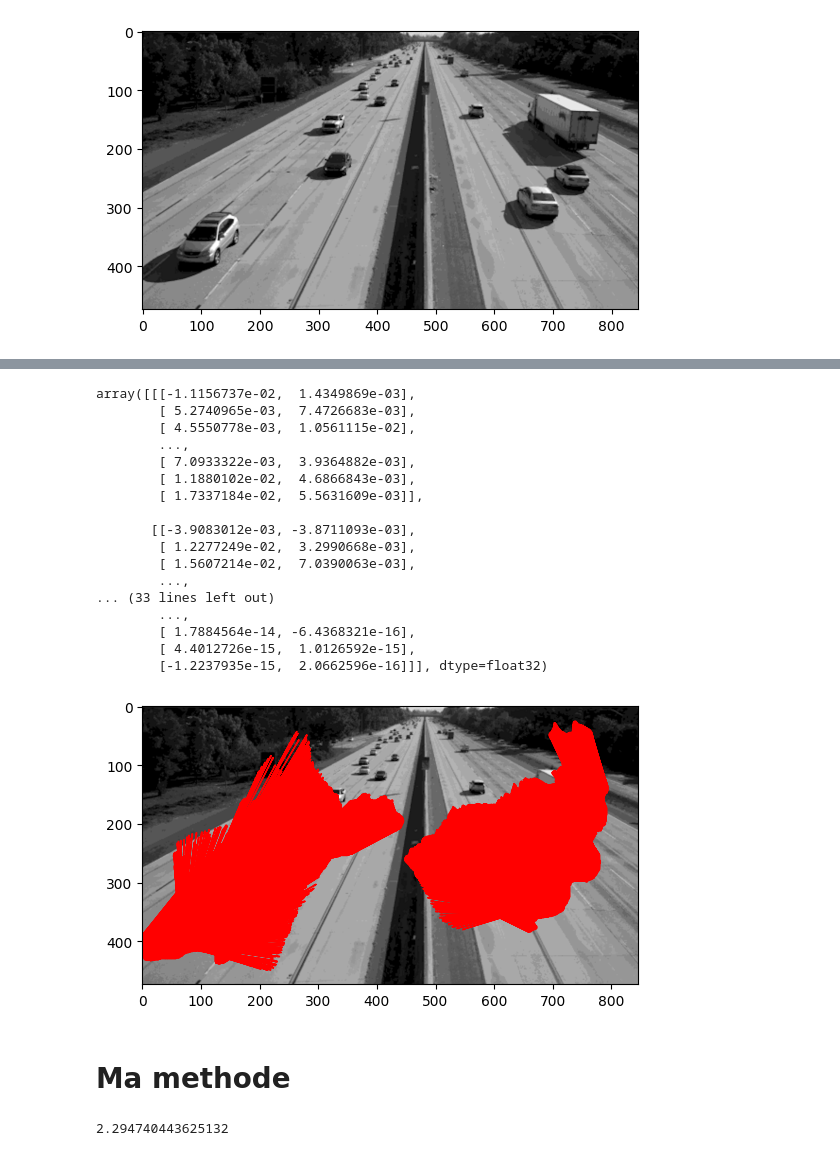
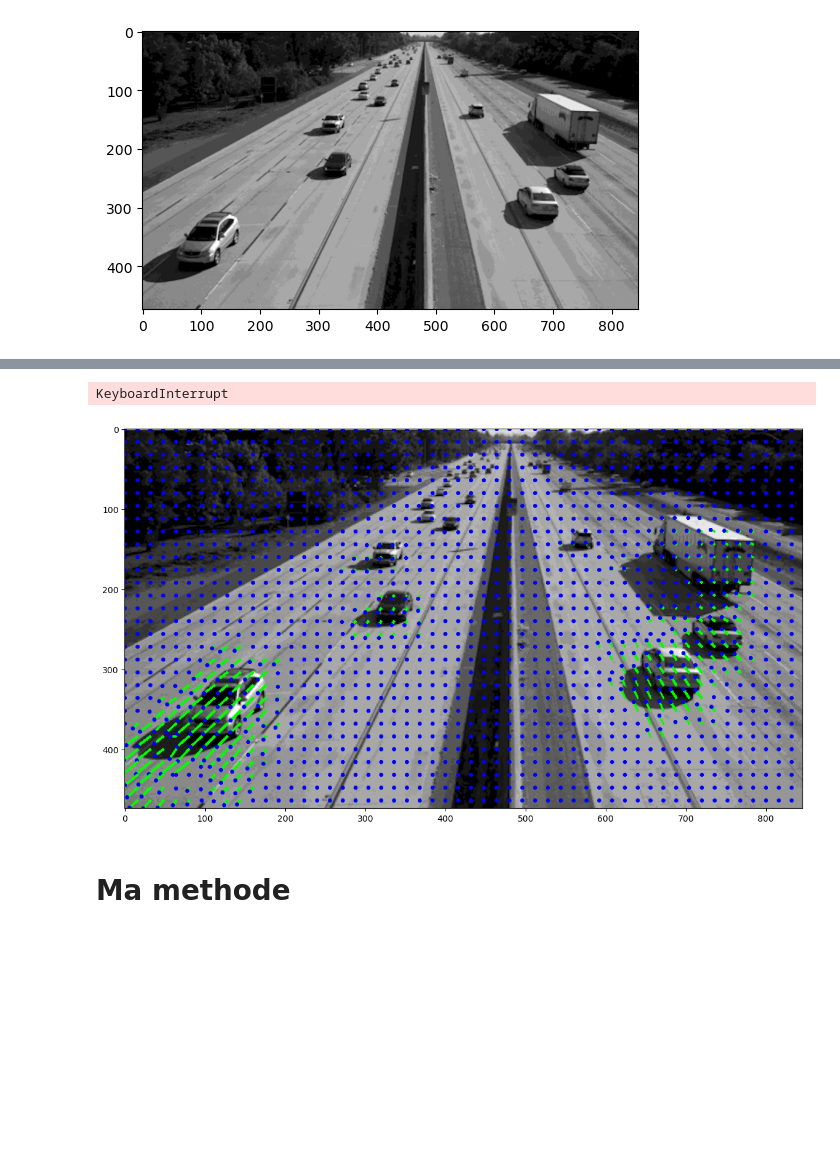
Before and after one commit to Souniz/TPSD_S6, a Jupyter notebook: TAI/PJean/FlowOptique.ipynb, the cells around one changed output, grey strips where cells are left out. Cells and saved outputs as stored; diff of their text form; code cells hidden in the pictures; blank space fills up the shorter version.

```diff
--- a/TAI/PJean/FlowOptique.ipynb
+++ b/TAI/PJean/FlowOptique.ipynb
@@ -68,21 +64 @@ flow=cv.calcOpticalFlowFarneback(img1,img2,None, 0.5, 3, 15, 5, 7, 1.5, 0)
-# %%
-flow
-# %% [output]
-array([[[-1.1156737e-02,  1.4349869e-03],
-        [ 5.2740965e-03,  7.4726683e-03],
-        [ 4.5550778e-03,  1.0561115e-02],
-        ...,
-        [ 7.0933322e-03,  3.9364882e-03],
-        [ 1.1880102e-02,  4.6866843e-03],
-        [ 1.7337184e-02,  5.5631609e-03]],
-
-       [[-3.9083012e-03, -3.8711093e-03],
-        [ 1.2277249e-02,  3.2990668e-03],
-        [ 1.5607214e-02,  7.0390063e-03],
-        ...,
-... (33 lines left out)
-        ...,
-        [ 1.7884564e-14, -6.4368321e-16],
-        [ 4.4012726e-15,  1.0126592e-15],
-        [-1.2237935e-15,  2.0662596e-16]]], dtype=float32)
 # %%
@@ -92,13 +68,37 @@ v=flow[:,:,1]
 img1=cv.imread('frame1.png')
 img1 = cv.cvtColor(img1,cv.COLOR_BGR2GRAY)
 plt.imshow(img1,cmap='gray')
-S=np.shape(img1)
+S=img1.shape
 for i in range(S[0]):
         for j in range(S[1]):
-            if abs(u[i,j])>5 or abs(v[i,j])>5:
-                plt.arrow(j,i,15*v[i,j],15*u[i,j], head_width = 2, head_length = 4, color = "r")
+            if abs(v[i][0])>5e-1 or abs(v[i][1])>5e-1:
+                plt.arrow(j,i,15*v[i][0],15*v[i][0], head_width = 2, head_length = 4, color = "r")
 plt.show()
 # %% [output]
-[figure, removed]
+KeyboardInterrupt
+# %%
+img1=cv.imread('frame1.png')
+img1 = cv.cvtColor(img1,cv.COLOR_BGR2GRAY)
+img2=cv.imread('frame2.png')
+img2 = cv.cvtColor(img2,cv.COLOR_BGR2GRAY)
+def visualize_flow_with_arrows(image1, image2, step=16, scale=1.0):
+    flow = cv.calcOpticalFlowFarneback(image1, image2, None, 0.5, 3, 15, 3, 5, 1, 0)
+    #flow=flow_optique(img1,img2)
+    vis = cv.cvtColor(image1, cv.COLOR_GRAY2BGR)
+    h, w = image1.shape
+    plt.figure(figsize=(16,8))
+    for y in range(0, h, step):
+        for x in range(0, w, step):
+            fx, fy = flow[y, x]
+            endx, endy = x + int(fx*scale), y + int(fy*scale)
+            # Draw the line
+            cv.line(vis, (x, y), (endx, endy), (0, 255, 0), 2)
+            # Draw the arrow head
+            cv.circle(vis, (endx, endy), 1, (0, 0, 255), 2)
+
+    plt.imshow(vis)
+visualize_flow_with_arrows(img1, img2, step=16, scale=1.0)
+# %% [output]
+[figure, added]
 # %% [markdown]
 # Ma methode
@@ -129,4 +104,0 @@ def flow_optique(img1,img2):
-# %%
-v.max()
-# %% [output]
-2.294740443625132
```
Also changed, not shown: parts of 14 cells of this notebook.
